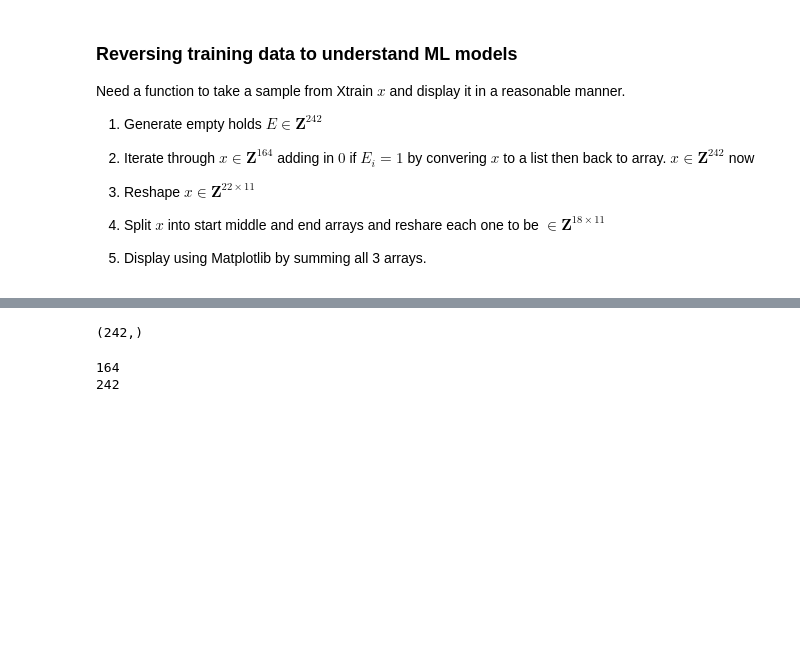
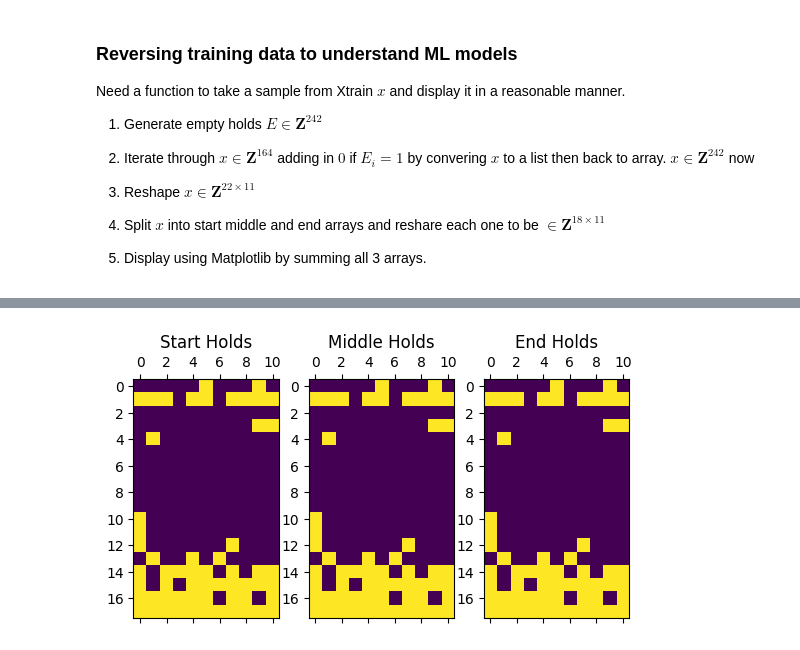
Before and after one commit to wd7512/Moonboard-Analysis, a Jupyter notebook: Reverse Functions.ipynb, the cells around one changed output, grey strips where cells are left out. Drawn from its saved outputs; the diff is of its cells as text; code cells hidden in the pictures; blank space fills up the shorter version.

```diff
--- a/Reverse Functions.ipynb
+++ b/Reverse Functions.ipynb
@@ -57,5 +57,17 @@ def convert_moves(moves):
 
     return holds
 
+def plot_moves(moves):
+
+    figure, axis = plt.subplots(1,3)
+
+    axis[0].matshow(moves[0])
+    axis[0].set_title('Start Holds')
+    axis[1].matshow(moves[1])
+    axis[1].set_title('Middle Holds')
+    axis[2].matshow(moves[2])
+    axis[2].set_title('End Holds')
+
+    plt.show()
 
 data2016["Moves"] = data2016["Moves"].apply(convert_moves)
@@ -83,73 +111,49 @@ def condense(moves):
     new_moves[0:5,:] = moves[0][12:17,:]
     new_moves[5:21,:] = moves[1][1:17,:]
     new_moves[-1,:] = moves[2][0,:]
 
     return new_moves
 
+def uncondense(moves):
+    '''
+    function to restore condensed data into 3 arrays
+    '''
+
+    new_moves = np.zeros((3,18,11))
+
+    new_moves[0][12:17,:] = moves[0:5,:]
+    new_moves[1][1:17,:] = moves[5:21,:]
+    new_moves[2][0,:] = moves[-1,:]
+
+    return new_moves
+
 empty_holds = ["F18",
               "J18",
               "A17","B17","C17","E17","F17","H17","I17","J17","K17",
               "J15","K15",
               "B14",
               "A8",
               "A7",
               "A6","H6",
               "B5","E5","G5",
               "A4","C4","D4","E4","F4","H4","J4","K4",
               "A3","C3","E3","F3","G3","H3","I3","J3","K3",
               "A2","B2","C2","D2","E2","F2","H2","I2","K2",
               "A1","B1","C1","D1","E1","F1","G1","H1","I1","J1","K1",]
 
 null_moves = np.zeros((3,18,11)) #creates empty route to highlight null holds
 
+
+
+
+
 for hold in empty_holds:
     row,col = convert_key(hold)
 
     null_moves[0][row,col] = 1
     null_moves[1][row,col] = 1
     null_moves[2][row,col] = 1
 
-null_moves = condense(null_moves)
-null_moves = null_moves.flatten()
-
-null_moves.shape
+plot_moves(null_moves)
 # %% [output]
-(242,)
+[figure, added]
-# %%
-#step 2
-
-x = training_data[0]
-
-x = list(x[1])
-
-print(len(x))
-
-inserted = 0
-for i,k in enumerate(null_moves):
-    if k == 1:
-        x.insert(i+inserted,0)
-
-        inserted += 1
-
-print(len(x))
-
-#step 3
-
-x = np.array(x)
-
-x = x.reshape((22,11))
-
-# step 4
-
-s = np.zeros((18,11))
-m = np.zeros((18,11))
-e = np.zeros((18,11))
-
-s[12:17,:] = x[0:5,:]
-m[1:17,:] = x[5:21,:]
-e[0,:] = x[-1,:]
-
-x = np.array([s,m,e])
-# %% [output]
-164
-242
```
Also changed, not shown: parts of 7 cells of this notebook, 2 other files.
